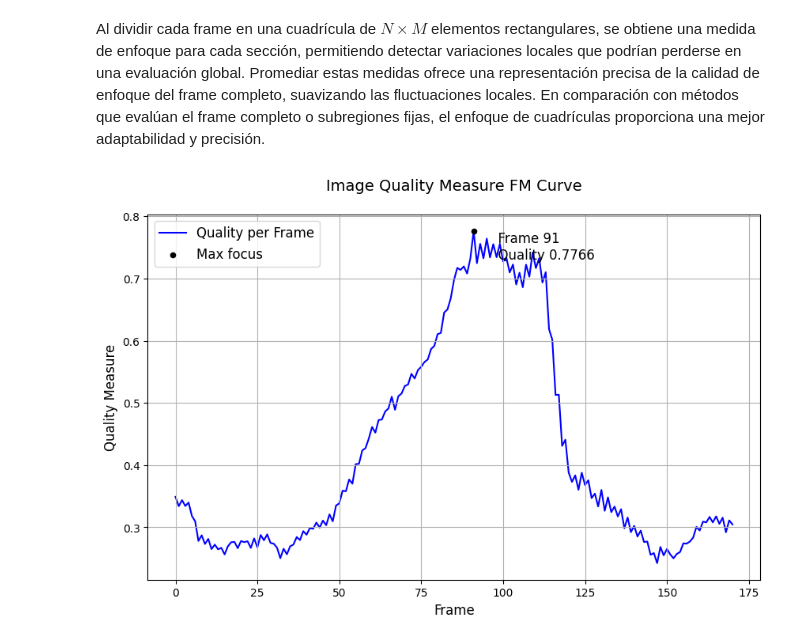
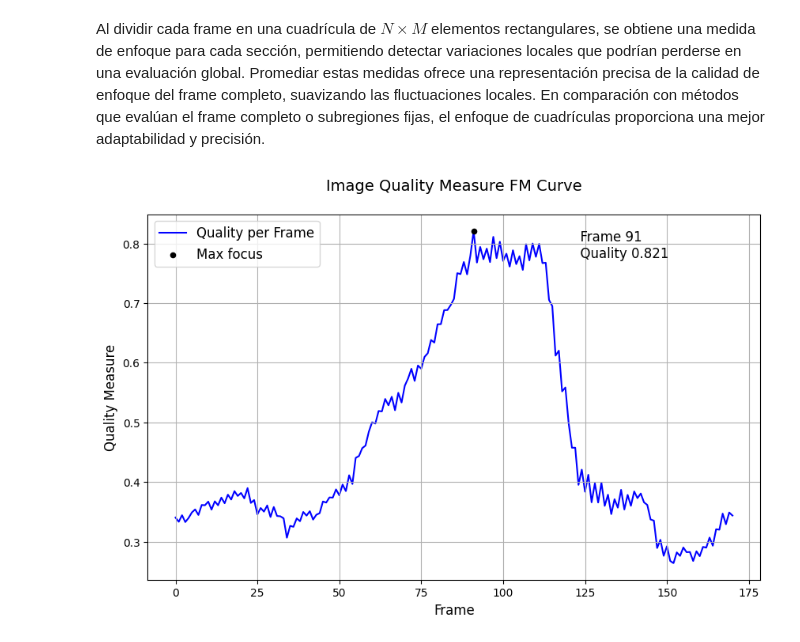
Before and after one commit to ChristianConchari/tp2_vpc1, a Jupyter notebook: solution_notebook.ipynb, the cells around one changed output. Drawn from its saved outputs; the diff is of its cells as text; code cells hidden in the pictures.

```diff
--- a/solution_notebook.ipynb
+++ b/solution_notebook.ipynb
@@ -129,34 +148,34 @@ plt.show()
+# %%
+quality_measurements_grid = calculate_video_quality_grid(video_path, N=3, M=3, roi_percentage=0.2)
 # %% [markdown]
 Al dividir cada frame en una cuadrícula de $𝑁 \times M$ elementos rectangulares, se obtiene una medida de enfoque para cada sección, permitiendo detectar variaciones locales que podrían perderse en una evaluación global. Promediar estas medidas ofrece una representación precisa de la calidad de enfoque del frame completo, suavizando las fluctuaciones locales. En comparación con métodos que evalúan el frame completo o subregiones fijas, el enfoque de cuadrículas proporciona una mejor adaptabilidad y precisión.
-# %%
-quality_measurements_grid = calculate_video_quality_grid_with_roi(video_path, N=3, M=3, roi_percentage=0.25)
 # %%
 # Find the max focus value and its index
 max_focus_index = quality_measurements_grid.index(max(quality_measurements_grid))
 max_focus_value = round(max(quality_measurements_grid), 4)
 
 # Create a figure
 plt.figure(figsize=(10, 6))
 
 # Plot the quality measure curve
 plt.plot(quality_measurements_grid, label='Quality per Frame', color='blue', zorder=1)
 
 # Highlight the max focus value
 plt.scatter(max_focus_index, max_focus_value, color='black', label='Max focus', zorder=5, edgecolors='black', s=20)
-plt.text(max_focus_index + 5, max_focus_value - 0.05, f'  Frame {max_focus_index}\n  Quality {max_focus_value}', verticalalignment='bottom', fontsize=12)
+plt.text(max_focus_index + 30, max_focus_value - 0.05, f'  Frame {max_focus_index}\n  Quality {max_focus_value}', verticalalignment='bottom', fontsize=12)
 
 # Add labels, title, and legend with increased font size
 plt.xlabel('Frame', fontsize=12)
 plt.ylabel('Quality Measure', fontsize=12)
 plt.title('Image Quality Measure FM Curve\n', fontsize=14)
 
 # Add grid lines
 plt.grid(True)
 
 # Add legend
 plt.legend(fontsize=12)
 
 # Show the plot
 plt.show()
 # %% [output]
-[figure, old version]
+[figure, new version]
```
Also changed, not shown: parts of 14 cells of this notebook.
